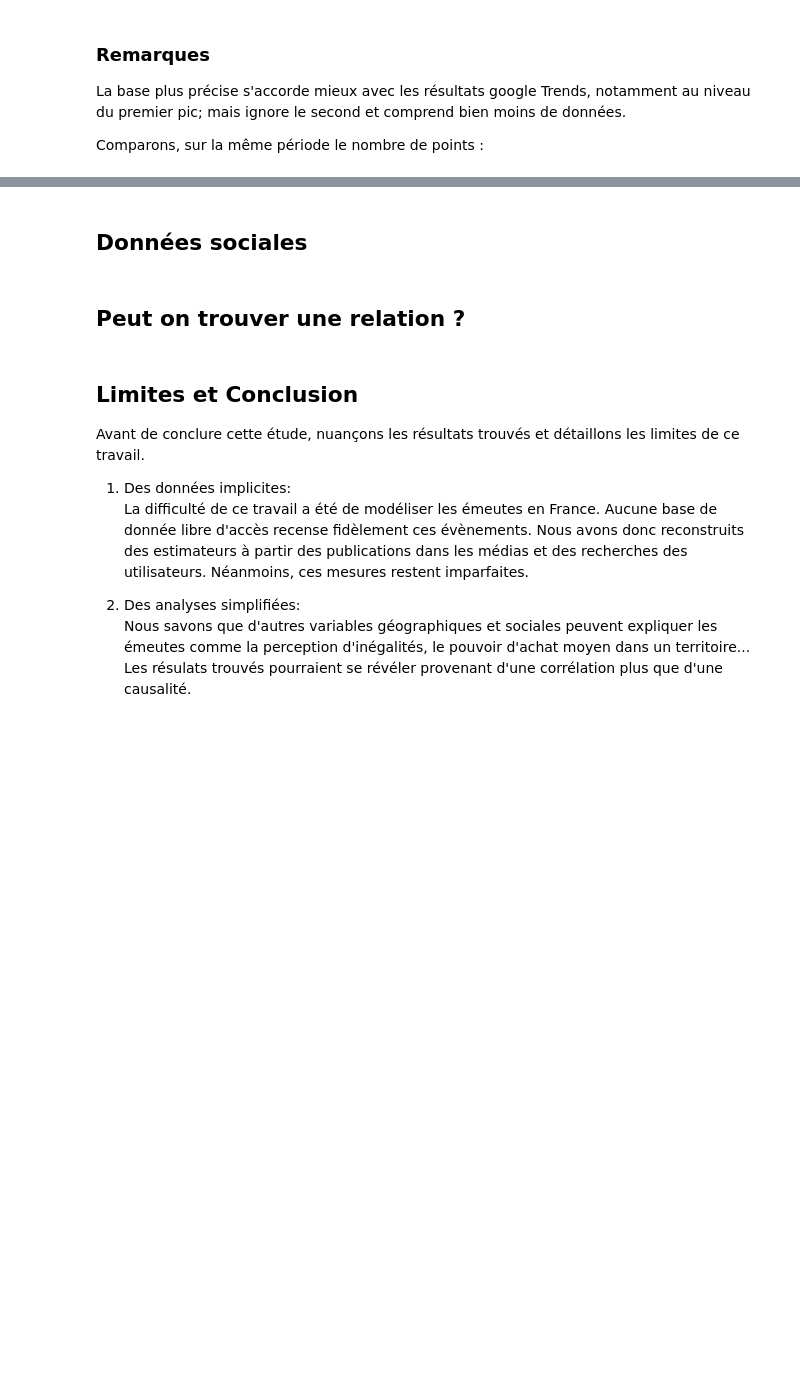
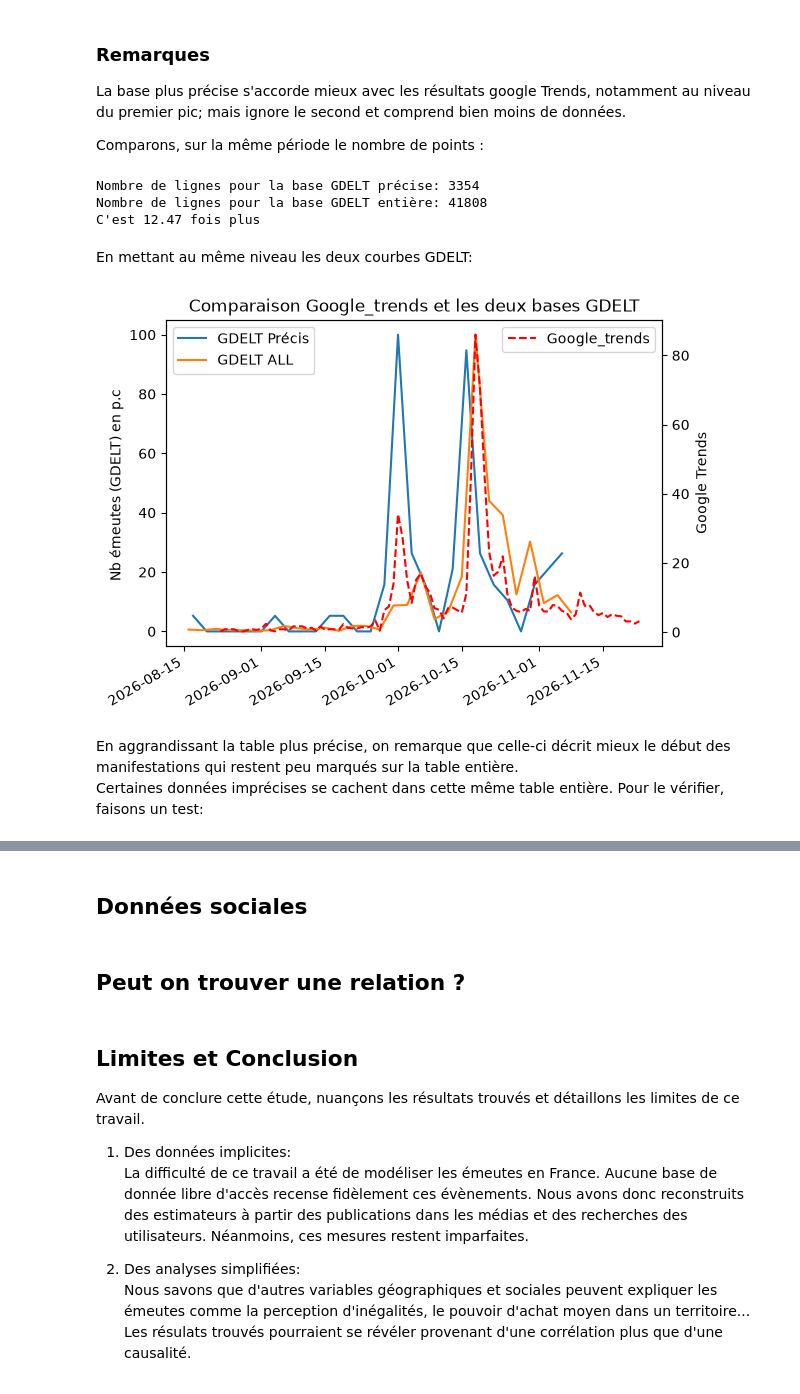
Before and after one commit to mathsomm/Des_chiffres_et_des_emeutes, a Jupyter notebook: Projet_main.ipynb, the cells around one changed output, grey strips where cells are left out. Drawn from its saved outputs; the diff is of its cells as text; code cells hidden in the pictures; blank space fills up the shorter version.

```diff
--- a/Projet_main.ipynb
+++ b/Projet_main.ipynb
@@ -165,6 +192,36 @@ Comparons, sur la même période le nombre de points :
 # %%
 nSmall = df_GDELT_small[df_GDELT_small["Time"]> "2026-08-15"].size
 nLarge = df_GDELT_large[df_GDELT_large["Time"]> "2026-08-15"].size
-print("nb données pour GDELT précis:", nSmall)
-print("nb données pour GDELT all:", nLarge)
+print("Nombre de lignes pour la base GDELT précise:", nSmall)
+print("Nombre de lignes pour la base GDELT entière:", nLarge)
 print("C'est", round(nLarge/nSmall * 100)/100, "fois plus")
+# %% [output]
+Nombre de lignes pour la base GDELT précise: 3354
+Nombre de lignes pour la base GDELT entière: 41808
+C'est 12.47 fois plus
+# %% [markdown]
+En mettant au même niveau les deux courbes GDELT:
+# %%
+# Axe de gauche : les deux bases GDELT
+
+GDELT_small_normalized = df_gdelt_weekly_small["nb_emeutes"]/df_gdelt_weekly_small["nb_emeutes"].max()*100
+GDELT_large_normalized = df_GDELT_large_filtre["nb_emeutes"]/df_GDELT_large_filtre["nb_emeutes"].max()*100
+
+plt.plot(df_gdelt_weekly_small["Time"], GDELT_small_normalized, label="GDELT Précis")
+plt.plot(df_GDELT_large_filtre["Time"], GDELT_large_normalized, label="GDELT ALL")
+plt.ylabel("Nb émeutes en % ")
+plt.legend(loc="upper left")
+
+# Axe de droite : Google Trends
+plt.twinx()
+plt.plot(df_google_trends["Time"], df_google_trends["mean"], color="red", linestyle="--", label="Google_trends")
+plt.ylabel("Google Trends")
+plt.legend(loc="upper right")
+plt.gcf().autofmt_xdate()
+plt.title("Comparaison Google_trends et les deux bases GDELT")
+plt.show()
+# %% [output]
+[figure, added]
+# %% [markdown]
+En aggrandissant la table plus précise, on remarque que celle-ci décrit mieux le début des manifestations qui restent peu marqués sur la table entière. \
+Certaines données imprécises se cachent dans cette même table entière. Pour le vérifier, faisons un test:
```
Also changed, not shown: parts of 13 cells of this notebook, 1 other file.
